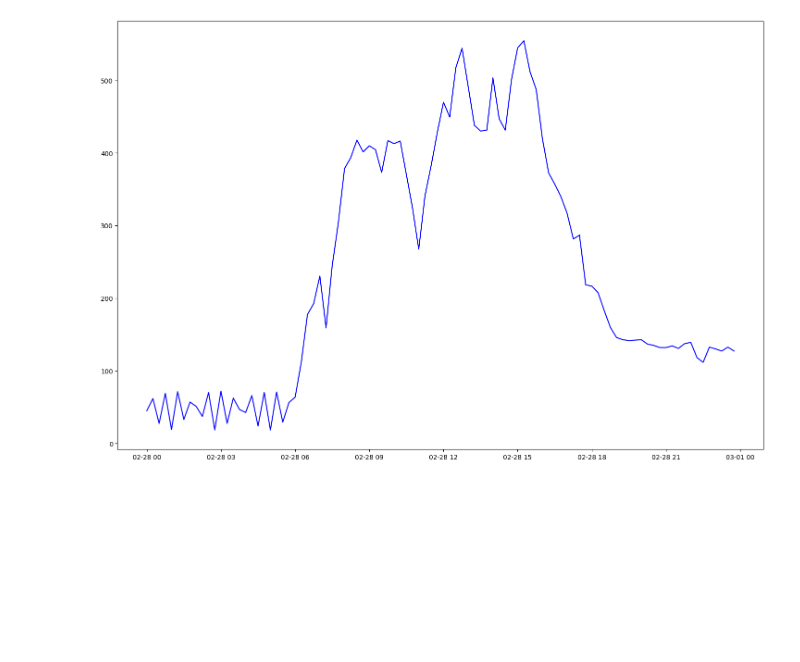
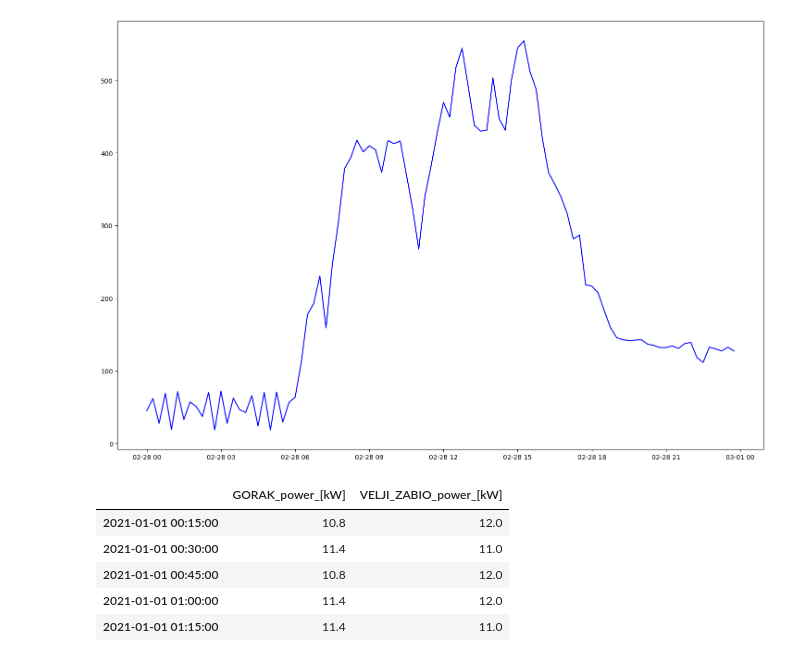
Before and after one commit to TamaraCuric/Euromix, a Jupyter notebook: euromix_gorak_velji_zabio.ipynb, the cells around one changed output. Cells and saved outputs as stored; diff of their text form; code cells hidden in the pictures; blank space fills up the shorter version.

```diff
--- a/euromix_gorak_velji_zabio.ipynb
+++ b/euromix_gorak_velji_zabio.ipynb
@@ -90,3 +90,15 @@ plt.plot(data_Bar['GORAK_power_[kW]']['2022-02-28'],'b')
 # %% [output]
 [<matplotlib.lines.Line2D at 0x...>]
 [figure]
+# %%
+df_Euromix = pd.DataFrame(index=pd.date_range(start='01/01/2021 00:15', end='24/01/2023 12:00', freq='15MIN'))
+df_Euromix['GORAK_power_[kW]'] = data_Bar['GORAK_power_[kW]'].values
+df_Euromix['VELJI_ZABIO_power_[kW]'] = data_Bar['VELJI_ZABIO_power_[kW]'].values
+df_Euromix.head()
+# %% [output]
+|  | GORAK_power_[kW] | VELJI_ZABIO_power_[kW] |
+| 2021-01-01 00:15:00 | 10.8 | 12.0 |
+| 2021-01-01 00:30:00 | 11.4 | 11.0 |
+| 2021-01-01 00:45:00 | 10.8 | 12.0 |
+| 2021-01-01 01:00:00 | 11.4 | 12.0 |
+| 2021-01-01 01:15:00 | 11.4 | 11.0 |
```
Also changed, not shown: parts of 5 cells of this notebook.
